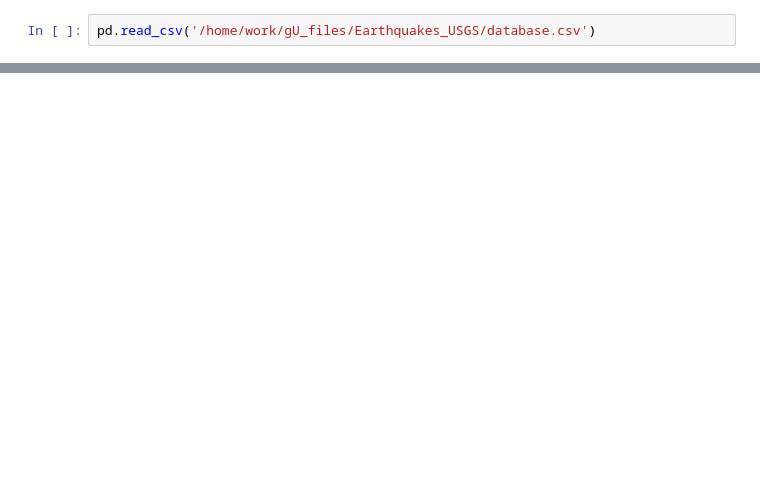
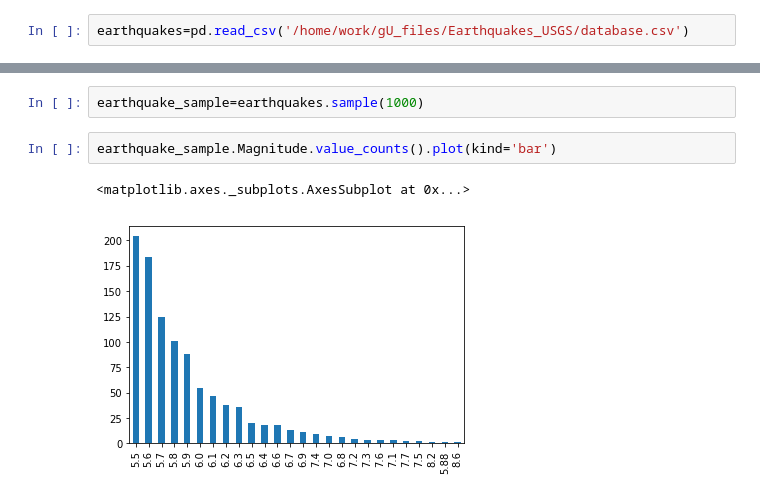
Before and after one commit to jedxie/Earthquakes_USGS, a Jupyter notebook: Earthquake_Stats_Project.ipynb, the cells around one changed output, grey strips where cells are left out. Saved outputs shown, nothing was run; the diff lists cells and outputs as text; blank space fills up the shorter version.

```diff
--- a/Earthquake_Stats_Project.ipynb
+++ b/Earthquake_Stats_Project.ipynb
@@ -5,3 +11,3 @@ import matplotlib.pyplot as plt
 % matplotlib inline
 # %%
-pd.read_csv('/home/work/gU_files/Earthquakes_USGS/database.csv')
+earthquakes=pd.read_csv('/home/work/gU_files/Earthquakes_USGS/database.csv')
@@ -26,0 +47,7 @@ pd.read_csv('/home/work/gU_files/Earthquakes_USGS/database.csv')
+# %%
+earthquake_sample=earthquakes.sample(1000)
+# %%
+earthquake_sample.Magnitude.value_counts().plot(kind='bar')
+# %% [output]
+<matplotlib.axes._subplots.AxesSubplot at 0x...>
+[figure, added]
```
Also changed, not shown: parts of 10 cells of this notebook.
